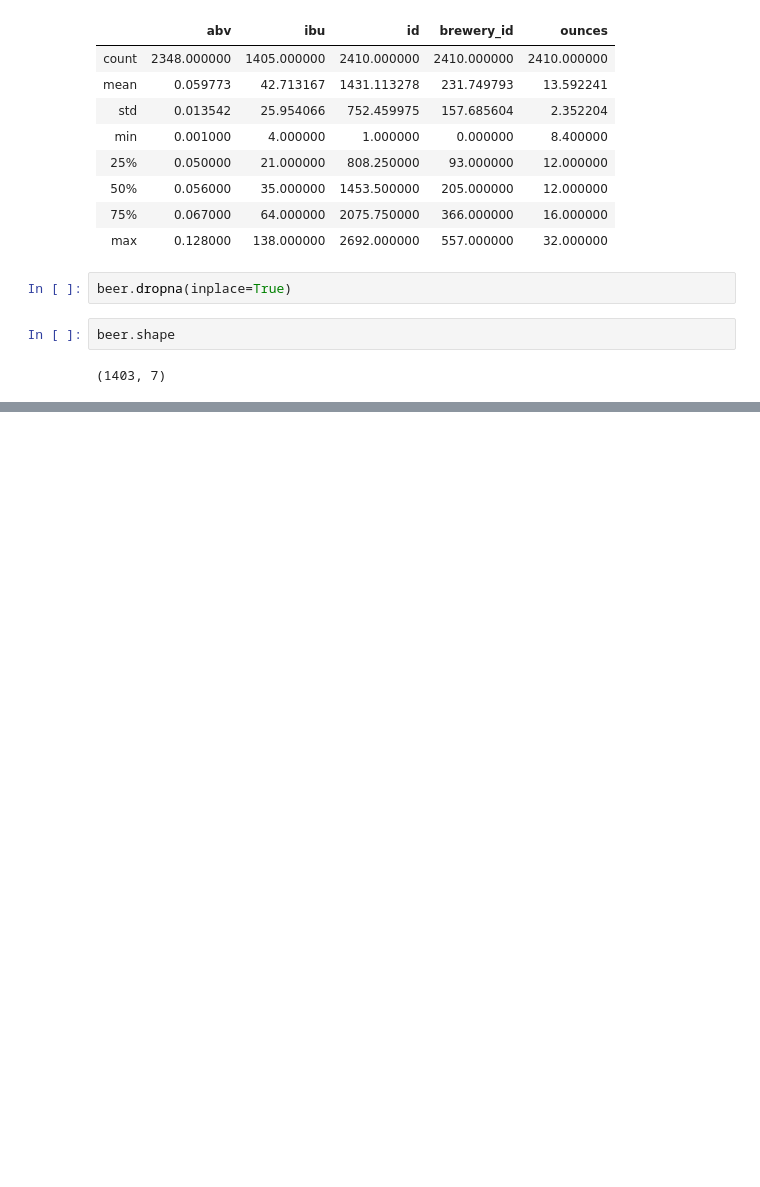
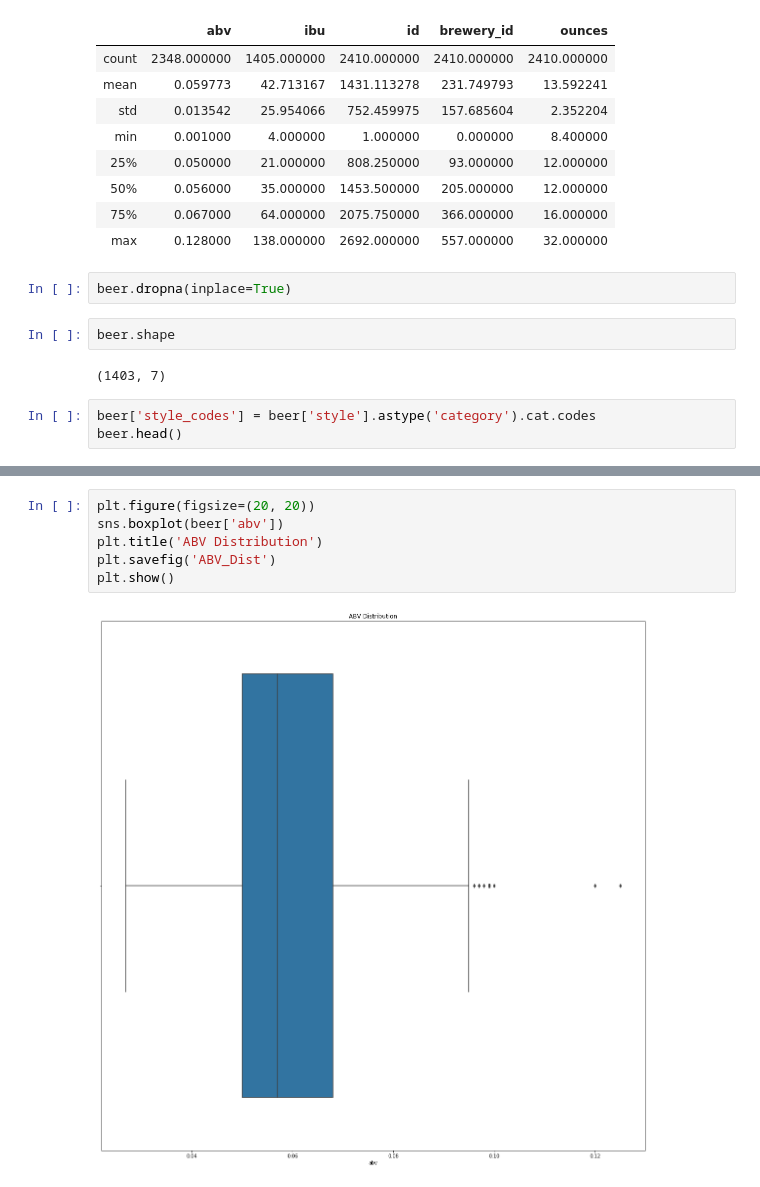
Before and after one commit to mcerow/abv_predictor, a Jupyter notebook: Blog3.ipynb, the cells around one changed output, grey strips where cells are left out. Saved outputs shown, nothing was run; the diff lists cells and outputs as text; blank space fills up the shorter version.

Commit message:
adding completed regression model test and images

```diff
--- a/Blog3.ipynb
+++ b/Blog3.ipynb
@@ -46,3 +59,6 @@ beer.dropna(inplace=True)
 beer.shape
 # %% [output]
 (1403, 7)
+# %%
+beer['style_codes'] = beer['style'].astype('category').cat.codes
+beer.head()
@@ -48,0 +72,8 @@ beer.shape
+# %%
+plt.figure(figsize=(20, 20))
+sns.boxplot(beer['abv'])
+plt.title('ABV Distribution')
+plt.savefig('ABV_Dist')
+plt.show()
+# %% [output]
+[figure, added]
```
Also changed, not shown: parts of 22 cells of this notebook, 7 other files.
